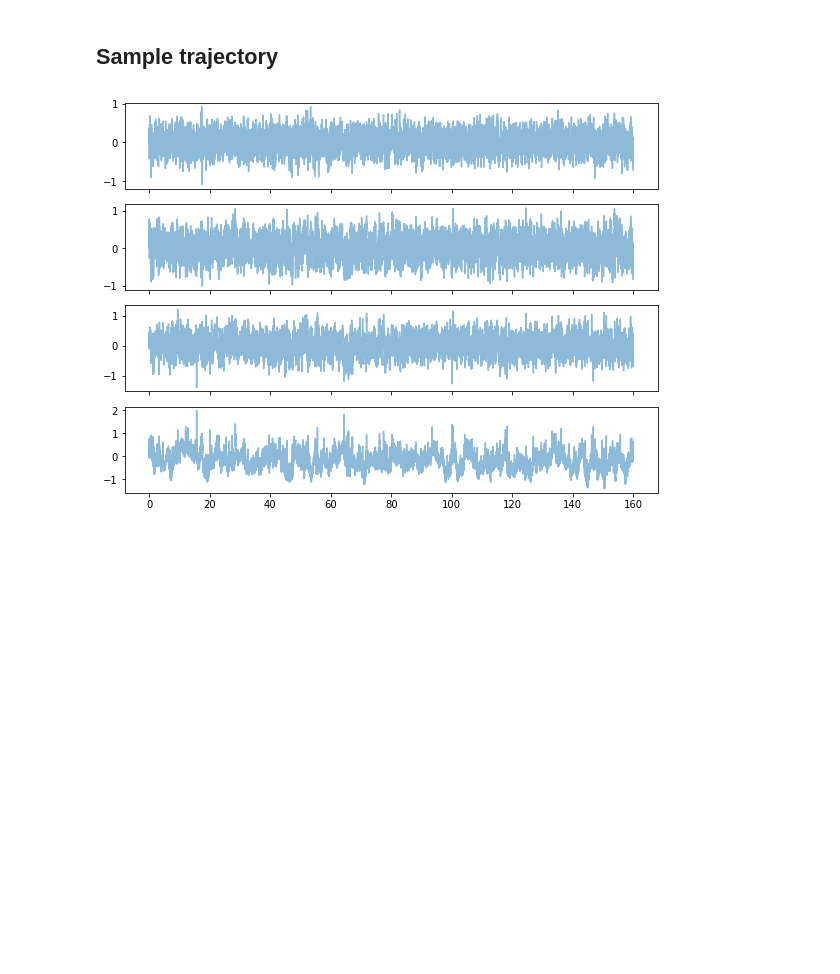
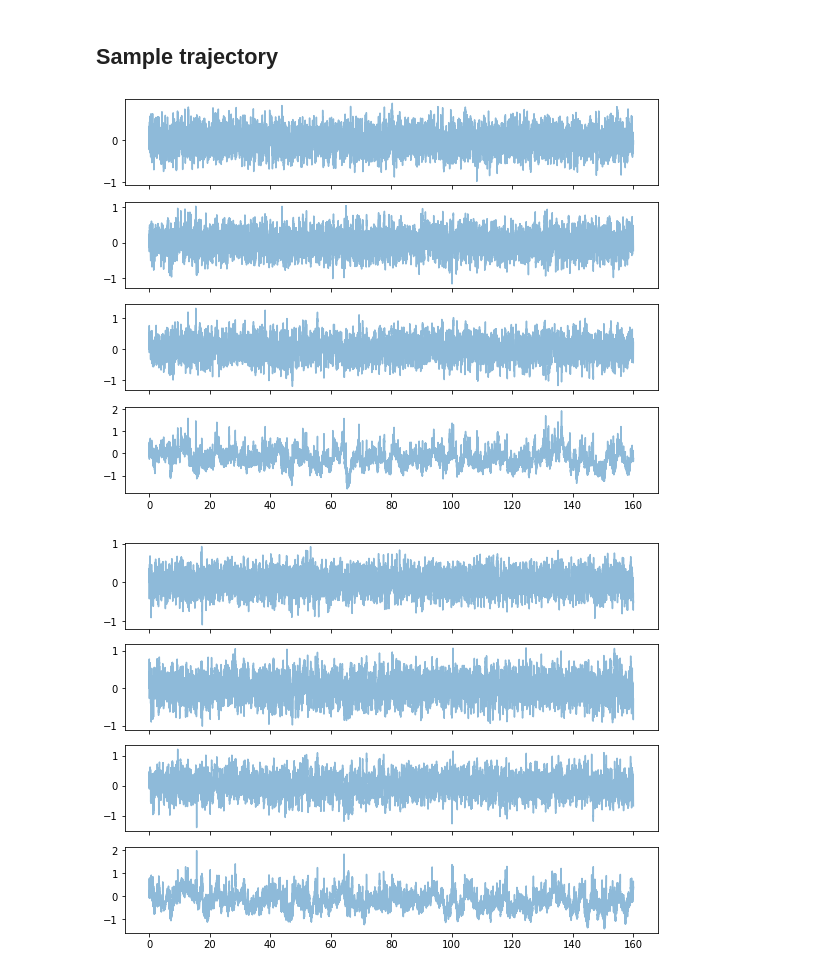
Before and after one commit to przemyslaw-zielinski/sf_nets, a Jupyter notebook: notebooks/rqp4_data.ipynb, the cells around one changed output. Cells and saved outputs as stored; diff of their text form; code cells hidden in the pictures; blank space fills up the shorter version.

```diff
--- a/notebooks/rqp4_data.ipynb
+++ b/notebooks/rqp4_data.ipynb
@@ -42,3 +85,20 @@ rqp4_ds = datasets.RQP4
+# %%
+rng = np.random.default_rng(rqp4_ds.seed)
+rng.integers(10**3, size=10**4);  # warm up of RNG
+em = spaths.EulerMaruyama(rng)
+# %%
+ens0 = np.array([rqp4_ds.x0], dtype=np.float32)
+Fou4_sol = em.solve(Fou4_sde, ens0, rqp4_ds.tspan, rqp4_ds.dt)
+# %%
+fig, axs = plt.subplots(nrows=4, figsize=(8, 6), sharex=True)
+for p, ax in zip(Fou4_sol.p[0].T, axs):
+    ax.plot(Fou4_sol.t, p, alpha=.5)
+
+fig.tight_layout()
+plt.show(fig)
+plt.close(fig)
+# %% [output]
+[figure, added]
 # %%
 sol, *rest = rqp4_ds.generate()
 rqp4_sde = rqp4_ds.sde
```
Also changed, not shown: parts of 29 cells of this notebook, 1 other file.
